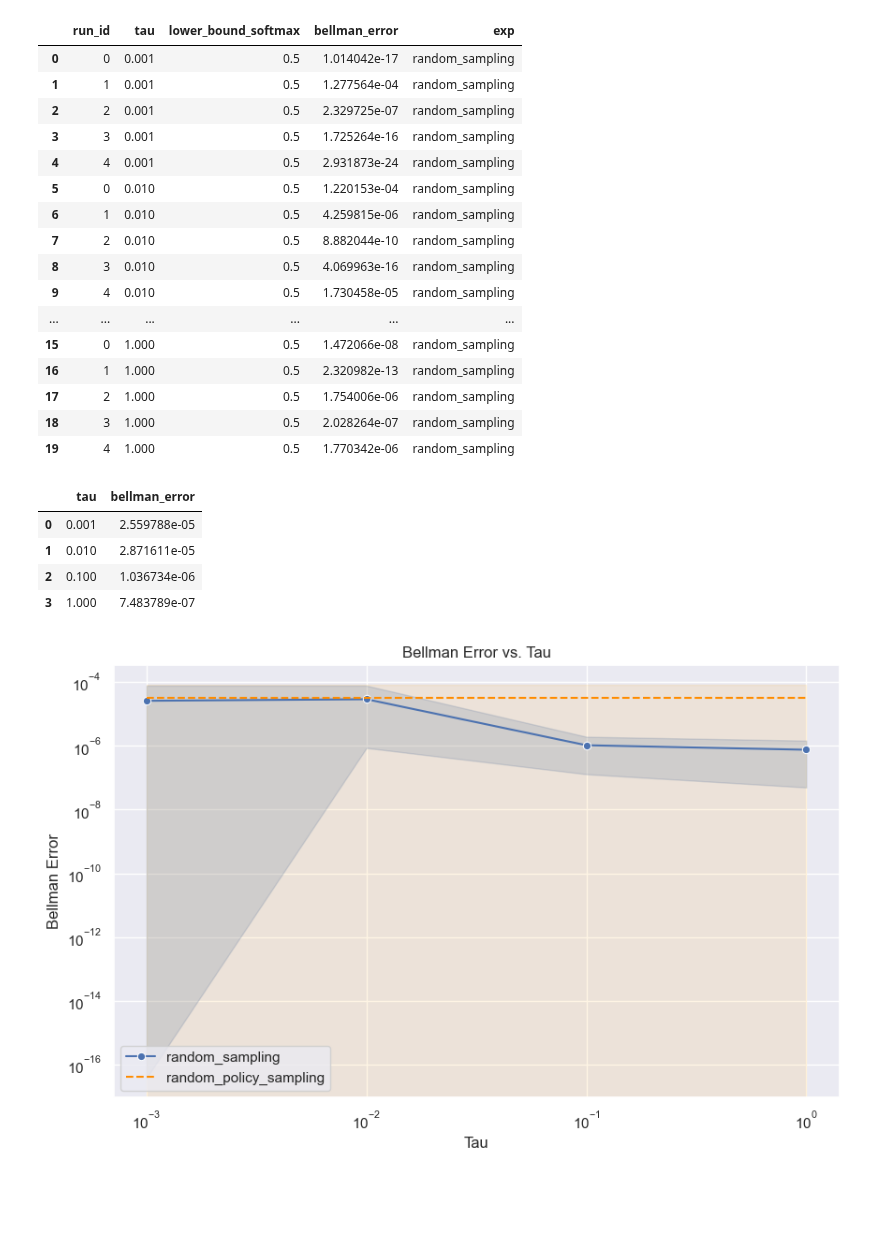
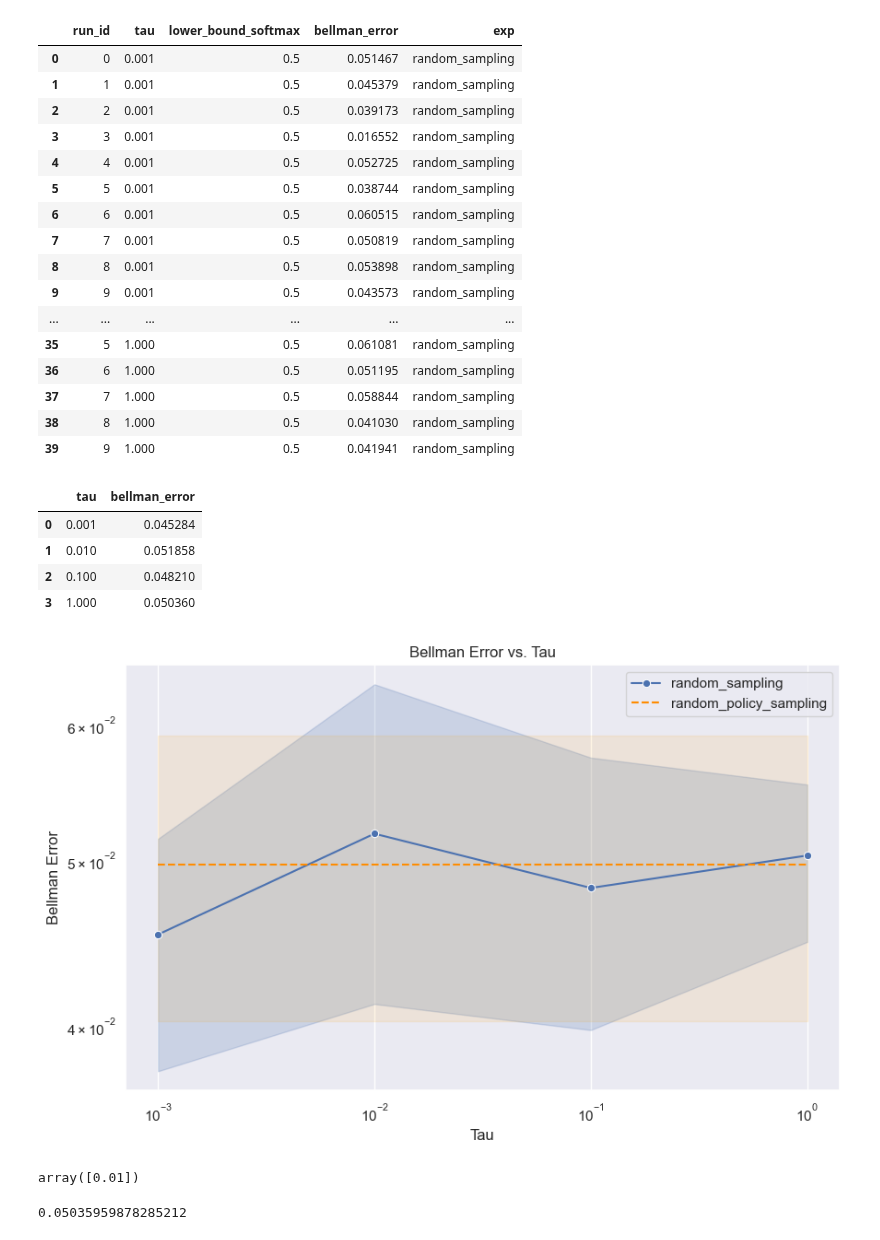
Before and after one commit to mariusdgm/phd-research, a Jupyter notebook: experiments/experiment_distributions/analyze_results_random_sampling.ipynb, the cells around one changed output. Drawn from its saved outputs; the diff is of its cells as text; code cells hidden in the pictures; blank space fills up the shorter version.

Commit message:
last round of experiments after path checking during sampling

```diff
--- a/experiments/experiment_distributions/analyze_results_random_sampling.ipynb
+++ b/experiments/experiment_distributions/analyze_results_random_sampling.ipynb
@@ -12,7 +12,7 @@ from matplotlib.legend_handler import HandlerTuple
 import seaborn as sns
 sns.set_theme()
 # %%
-root_dir = r".\results\2024Mar18-155642_configs"
+root_dir = r".\results\2024Mar21-125206_configs"
 # %%
 def collect_experiment_data(root_dir):
     """
@@ -144,33 +144,33 @@ bellman_errors_df["exp"] = "random_sampling"
 bellman_errors_df
 # %% [output]
 |  | run_id | tau | lower_bound_softmax | bellman_error | exp |
-| 0 | 0 | 0.001 | 0.5 | 1.014042e-17 | random_sampling |
-| 1 | 1 | 0.001 | 0.5 | 1.277564e-04 | random_sampling |
-| 2 | 2 | 0.001 | 0.5 | 2.329725e-07 | random_sampling |
-| 3 | 3 | 0.001 | 0.5 | 1.725264e-16 | random_sampling |
-| 4 | 4 | 0.001 | 0.5 | 2.931873e-24 | random_sampling |
-| 5 | 0 | 0.010 | 0.5 | 1.220153e-04 | random_sampling |
-| 6 | 1 | 0.010 | 0.5 | 4.259815e-06 | random_sampling |
-| 7 | 2 | 0.010 | 0.5 | 8.882044e-10 | random_sampling |
-| 8 | 3 | 0.010 | 0.5 | 4.069963e-16 | random_sampling |
-| 9 | 4 | 0.010 | 0.5 | 1.730458e-05 | random_sampling |
+| 0 | 0 | 0.001 | 0.5 | 0.051467 | random_sampling |
+| 1 | 1 | 0.001 | 0.5 | 0.045379 | random_sampling |
+| 2 | 2 | 0.001 | 0.5 | 0.039173 | random_sampling |
+| 3 | 3 | 0.001 | 0.5 | 0.016552 | random_sampling |
+| 4 | 4 | 0.001 | 0.5 | 0.052725 | random_sampling |
+| 5 | 5 | 0.001 | 0.5 | 0.038744 | random_sampling |
+| 6 | 6 | 0.001 | 0.5 | 0.060515 | random_sampling |
+| 7 | 7 | 0.001 | 0.5 | 0.050819 | random_sampling |
+| 8 | 8 | 0.001 | 0.5 | 0.053898 | random_sampling |
+| 9 | 9 | 0.001 | 0.5 | 0.043573 | random_sampling |
 | ... | ... | ... | ... | ... | ... |
-| 15 | 0 | 1.000 | 0.5 | 1.472066e-08 | random_sampling |
-| 16 | 1 | 1.000 | 0.5 | 2.320982e-13 | random_sampling |
-| 17 | 2 | 1.000 | 0.5 | 1.754006e-06 | random_sampling |
-| 18 | 3 | 1.000 | 0.5 | 2.028264e-07 | random_sampling |
-| 19 | 4 | 1.000 | 0.5 | 1.770342e-06 | random_sampling |
+| 35 | 5 | 1.000 | 0.5 | 0.061081 | random_sampling |
+| 36 | 6 | 1.000 | 0.5 | 0.051195 | random_sampling |
+| 37 | 7 | 1.000 | 0.5 | 0.058844 | random_sampling |
+| 38 | 8 | 1.000 | 0.5 | 0.041030 | random_sampling |
+| 39 | 9 | 1.000 | 0.5 | 0.041941 | random_sampling |
 # %%
 grouped_mean_df = bellman_errors_df.groupby('tau')['bellman_error'].mean().reset_index()
 grouped_mean_df
 # %% [output]
 |  | tau | bellman_error |
-| 0 | 0.001 | 2.559788e-05 |
-| 1 | 0.010 | 2.871611e-05 |
-| 2 | 0.100 | 1.036734e-06 |
-| 3 | 1.000 | 7.483789e-07 |
+| 0 | 0.001 | 0.045284 |
+| 1 | 0.010 | 0.051858 |
+| 2 | 0.100 | 0.048210 |
+| 3 | 1.000 | 0.050360 |
 # %%
-baseline_dir = r".\results\2024Mar18-151151_baseline_configs"
+baseline_dir = r".\results\2024Mar21-151043_baseline_configs"
 
 # Example usage
 baseline_bellman_errors_df = collect_bellman_errors(baseline_dir)
@@ -204,34 +204,43 @@ plt.plot([10**log_tau_min, 10**log_tau_max], [baseline_avg_bellman_error, baseli
 
 # Add standard deviation as a confidence interval around the baseline
 plt.fill_between([tau_min, tau_max],
                  [baseline_avg_bellman_error - baseline_std_dev]*2,
                  [baseline_avg_bellman_error + baseline_std_dev]*2,
                  color='orange', alpha=0.1, label='random_policy_sampling')
 
 # Adjustments to plot aesthetics
 plt.xlabel("Tau")
 plt.ylabel("Bellman Error")
 plt.xscale("log")
 plt.yscale("log")
 plt.title("Bellman Error vs. Tau")
 
 # Get the current handles and labels from the plot
 handles, labels = plt.gca().get_legend_handles_labels()
 
 # Create a custom handle for the dark orange dotted line
 custom_handle = Line2D([], [], color='darkorange', linestyle='--', label='random_policy_sampling')
 
 # Replace the handle for 'random_policy_sampling' with the custom handle
 # This assumes 'random_policy_sampling' is the last added label/handle. Adjust if needed.
 new_handles = [h for h, l in zip(handles, labels) if l != 'random_policy_sampling'] + [custom_handle]
 new_labels = [l for l in labels if l != 'random_policy_sampling'] + ['random_policy_sampling']
 
 # Create the updated legend with the custom handle
 plt.legend(new_handles, new_labels)
 
 plt.show()
 # %% [output]
-[figure, old version]
+[figure, new version]
+# %%
+baseline_bellman_errors_df["tau"].unique()
+# %% [output]
+array([0.01])
+# %%
+high_tau_df = bellman_errors_df[bellman_errors_df["tau"]==1]
+high_tau_df['bellman_error'].mean()
+# %% [output]
+0.05035959878285212
 # %%
 # # concat the 2 df
 # bellman_errors_df = pd.concat([bellman_errors_df, df_baseline_expanded])
```
Also changed, not shown: parts of 2 cells of this notebook, 6 other files.
